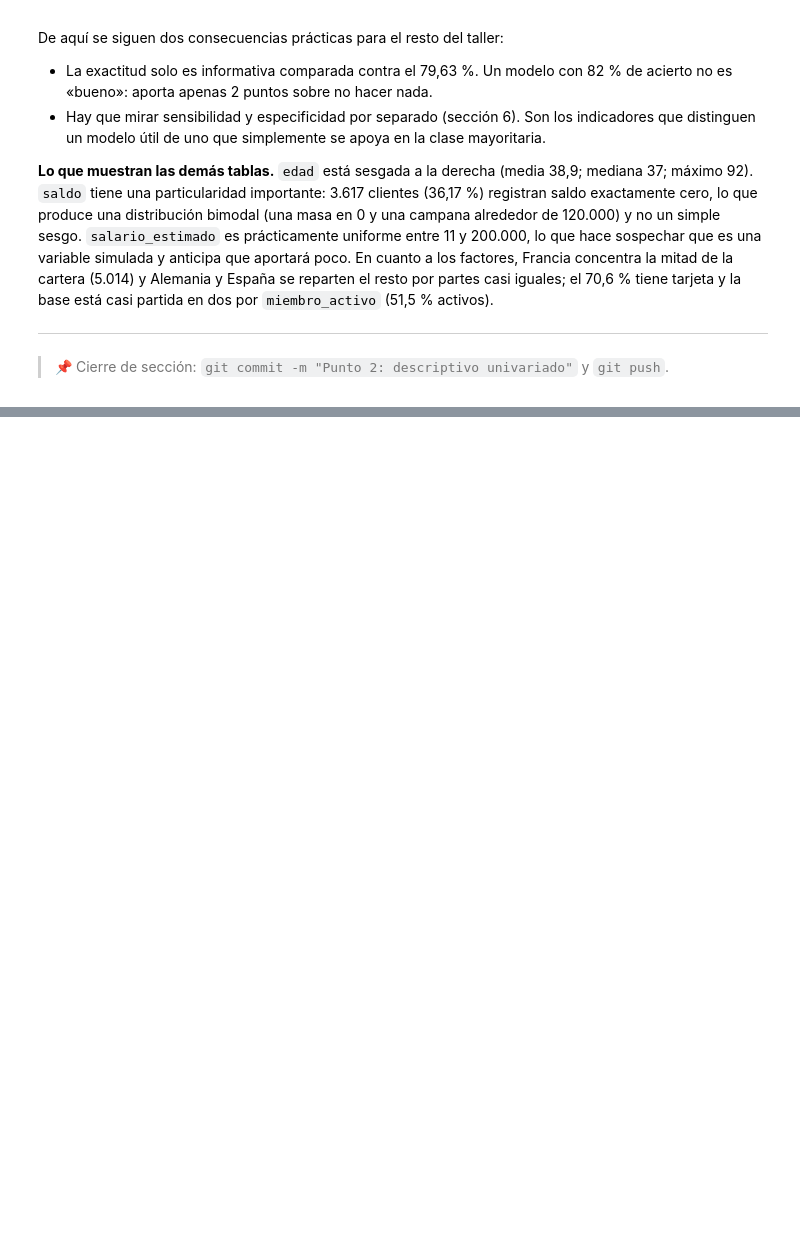
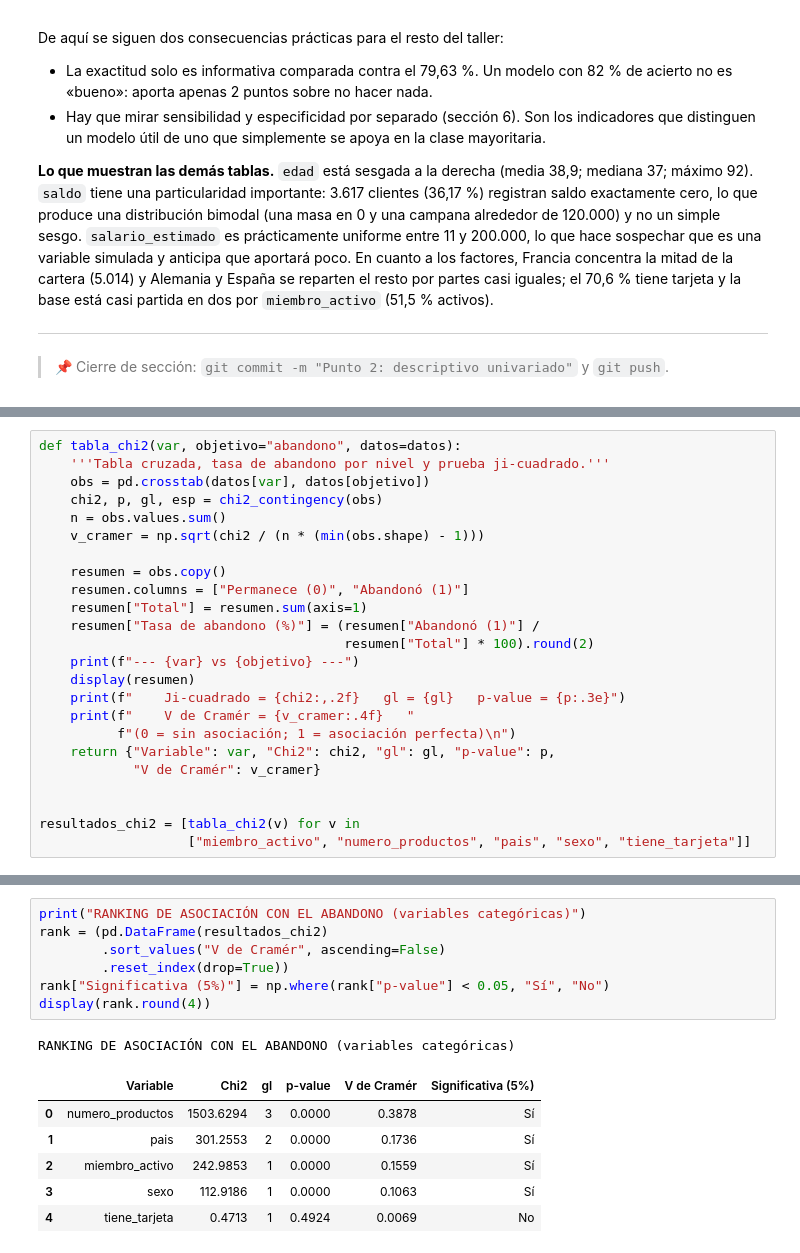
Before and after one commit to PapiNickie/taller-abandono-producto-20262, a Jupyter notebook: Taller_Abandono_Producto_Financiero.ipynb, the cells around one changed output, grey strips where cells are left out. Drawn from its saved outputs; the diff is of its cells as text; blank space fills up the shorter version.

```diff
--- a/Taller_Abandono_Producto_Financiero.ipynb
+++ b/Taller_Abandono_Producto_Financiero.ipynb
@@ -454,0 +531,24 @@ por partes casi iguales; el 70,6 % tiene tarjeta y la base está casi partida en
+# %%
+def tabla_chi2(var, objetivo="abandono", datos=datos):
+    '''Tabla cruzada, tasa de abandono por nivel y prueba ji-cuadrado.'''
+    obs = pd.crosstab(datos[var], datos[objetivo])
+    chi2, p, gl, esp = chi2_contingency(obs)
+    n = obs.values.sum()
+    v_cramer = np.sqrt(chi2 / (n * (min(obs.shape) - 1)))
+
+    resumen = obs.copy()
+    resumen.columns = ["Permanece (0)", "Abandonó (1)"]
+    resumen["Total"] = resumen.sum(axis=1)
+    resumen["Tasa de abandono (%)"] = (resumen["Abandonó (1)"] /
+                                       resumen["Total"] * 100).round(2)
+    print(f"--- {var} vs {objetivo} ---")
+    display(resumen)
+    print(f"    Ji-cuadrado = {chi2:,.2f}   gl = {gl}   p-value = {p:.3e}")
+    print(f"    V de Cramér = {v_cramer:.4f}   "
+          f"(0 = sin asociación; 1 = asociación perfecta)\n")
+    return {"Variable": var, "Chi2": chi2, "gl": gl, "p-value": p,
+            "V de Cramér": v_cramer}
+
+
+resultados_chi2 = [tabla_chi2(v) for v in
+                   ["miembro_activo", "numero_productos", "pais", "sexo", "tiene_tarjeta"]]
@@ -454,0 +598,15 @@ por partes casi iguales; el 70,6 % tiene tarjeta y la base está casi partida en
+# %%
+print("RANKING DE ASOCIACIÓN CON EL ABANDONO (variables categóricas)")
+rank = (pd.DataFrame(resultados_chi2)
+        .sort_values("V de Cramér", ascending=False)
+        .reset_index(drop=True))
+rank["Significativa (5%)"] = np.where(rank["p-value"] < 0.05, "Sí", "No")
+display(rank.round(4))
+# %% [output]
+RANKING DE ASOCIACIÓN CON EL ABANDONO (variables categóricas)
+|  | Variable | Chi2 | gl | p-value | V de Cramér | Significativa (5%) |
+| 0 | numero_productos | 1503.6294 | 3 | 0.0000 | 0.3878 | Sí |
+| 1 | pais | 301.2553 | 2 | 0.0000 | 0.1736 | Sí |
+| 2 | miembro_activo | 242.9853 | 1 | 0.0000 | 0.1559 | Sí |
+| 3 | sexo | 112.9186 | 1 | 0.0000 | 0.1063 | Sí |
+| 4 | tiene_tarjeta | 0.4713 | 1 | 0.4924 | 0.0069 | No |
```
Also changed, not shown: parts of 9 cells of this notebook.
